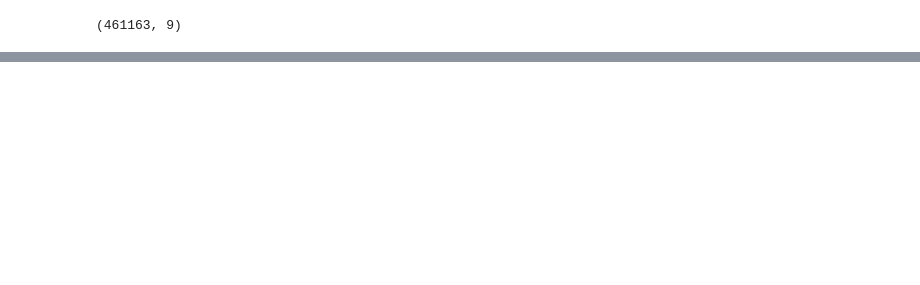
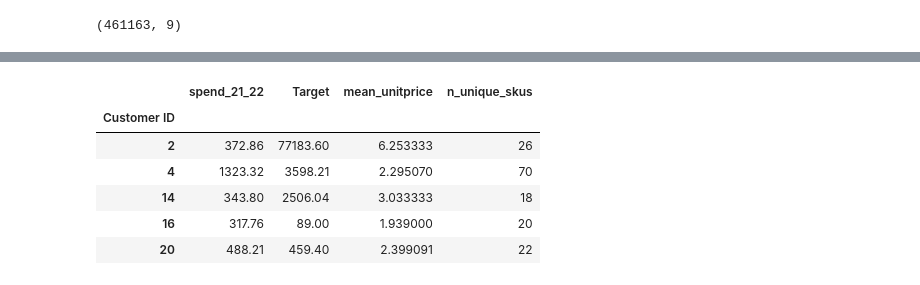
Before and after one commit to Mo-sharifi/retail-2023-spend-prediction, a Jupyter notebook: main.ipynb, the cells around one changed output, grey strips where cells are left out. Drawn from its saved outputs; the diff is of its cells as text; code cells hidden in the pictures; blank space fills up the shorter version.

Commit message:
build initial customer-level dataset with spend_21_22, Target (2023), mean_unitprice, and n_unique_skus

```diff
--- a/main.ipynb
+++ b/main.ipynb
@@ -143,0 +151,34 @@ df_train.head()
+# %%
+X_base = (df_train.loc[df_train["year"]<=2022]
+            .groupby("Customer ID")["LineAmount"]
+            .sum()
+            .rename("spend_21_22"))
+# %%
+y2023 = (df_train.loc[df_train["year"]==2023]
+           .groupby("Customer ID")["LineAmount"]
+           .sum()
+           .rename("Target"))
+# %%
+mean_unitprice = (df_train.loc[df_train["year"]<=2022]
+                    .groupby("Customer ID")["UnitPrice"]
+                    .mean()
+                    .rename("mean_unitprice"))
+# %%
+n_unique_skus = (df_train.loc[df_train["year"]<=2022]
+                   .groupby("Customer ID")["StockCode"]
+                   .nunique()
+                   .rename("n_unique_skus"))
+# %%
+df_customer = pd.concat(
+    [X_base, y2023, mean_unitprice, n_unique_skus],
+    axis=1
+).fillna({"Target":0, "mean_unitprice":0, "n_unique_skus":0})
+df_customer.head()
+# %% [output]
+|  | spend_21_22 | Target | mean_unitprice | n_unique_skus |
+| Customer ID |  |  |  |  |
+| 2 | 372.86 | 77183.60 | 6.253333 | 26 |
+| 4 | 1323.32 | 3598.21 | 2.295070 | 70 |
+| 14 | 343.80 | 2506.04 | 3.033333 | 18 |
+| 16 | 317.76 | 89.00 | 1.939000 | 20 |
+| 20 | 488.21 | 459.40 | 2.399091 | 22 |
```
Also changed, not shown: parts of 1 cell of this notebook.
